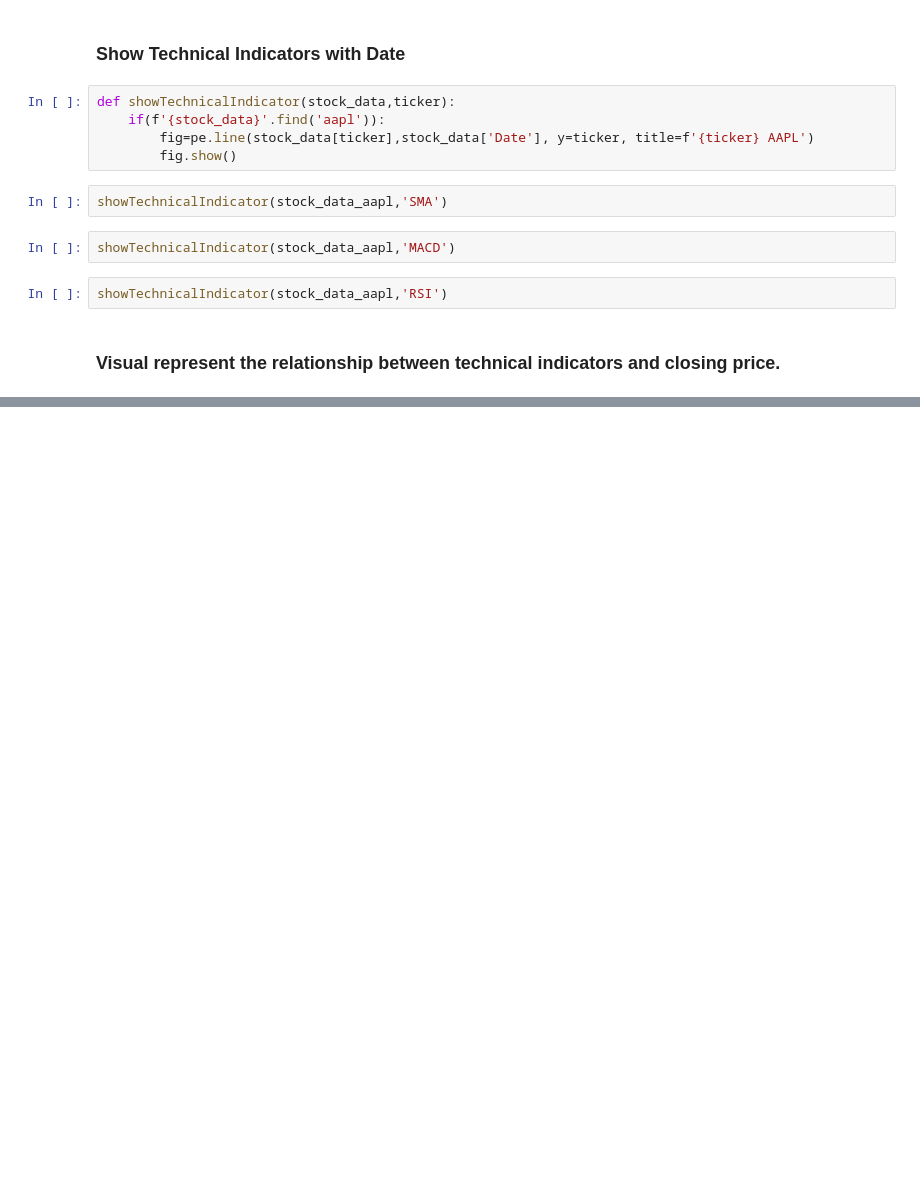
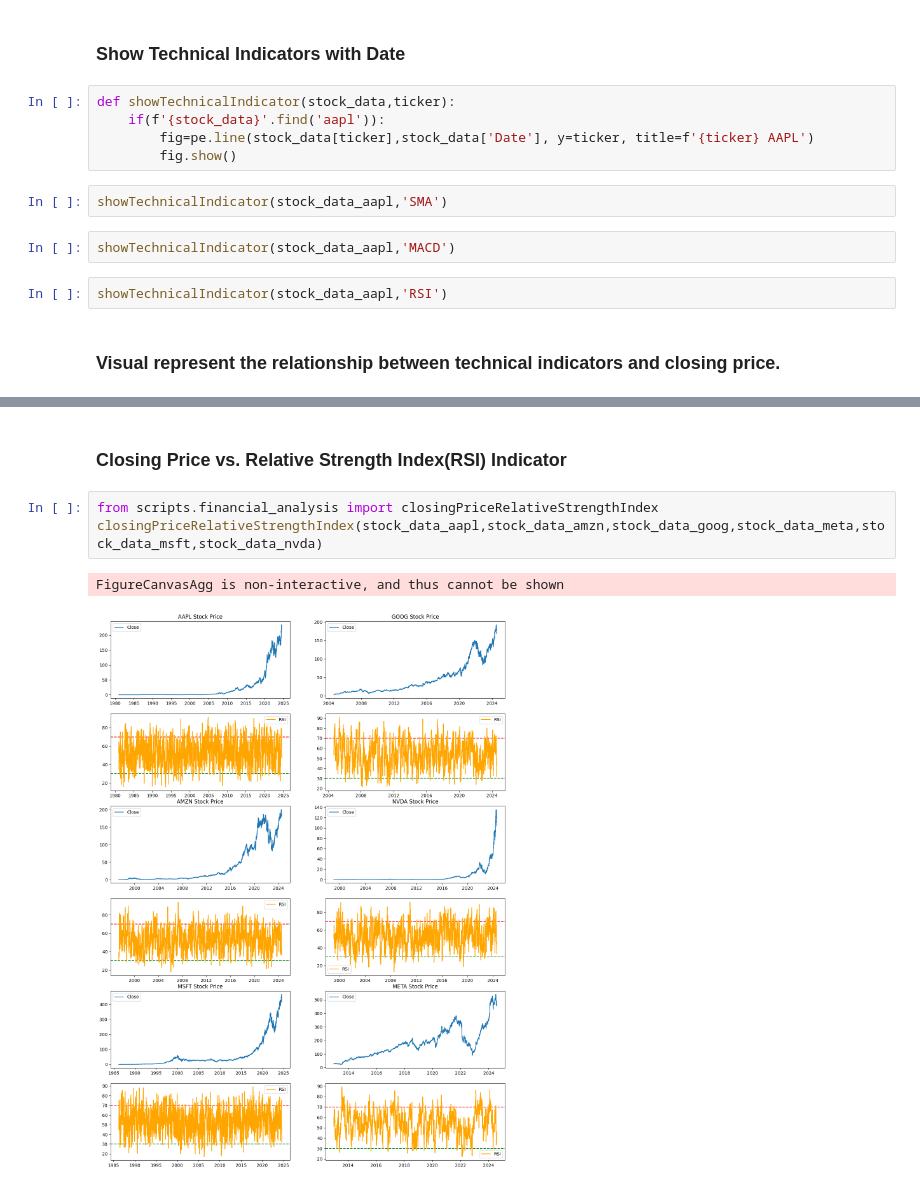
Before and after one commit to Ofgeha-Gelana/SentimentStockPredictor, a Jupyter notebook: notebooks/quantitative analyses.ipynb, the cells around one changed output, grey strips where cells are left out. Cells and saved outputs as stored; diff of their text form; blank space fills up the shorter version.

```diff
--- a/notebooks/quantitative analyses.ipynb
+++ b/notebooks/quantitative analyses.ipynb
@@ -265,0 +296,8 @@ showTechnicalIndicator(stock_data_aapl,'RSI')
+# %% [markdown]
+### Closing Price vs. Relative Strength Index(RSI) Indicator
+# %%
+from scripts.financial_analysis import closingPriceRelativeStrengthIndex
+closingPriceRelativeStrengthIndex(stock_data_aapl,stock_data_amzn,stock_data_goog,stock_data_meta,stock_data_msft,stock_data_nvda)
+# %% [output]
+FigureCanvasAgg is non-interactive, and thus cannot be shown
+[figure, added]
```
Also changed, not shown: parts of 7 cells of this notebook, 1 other file.
